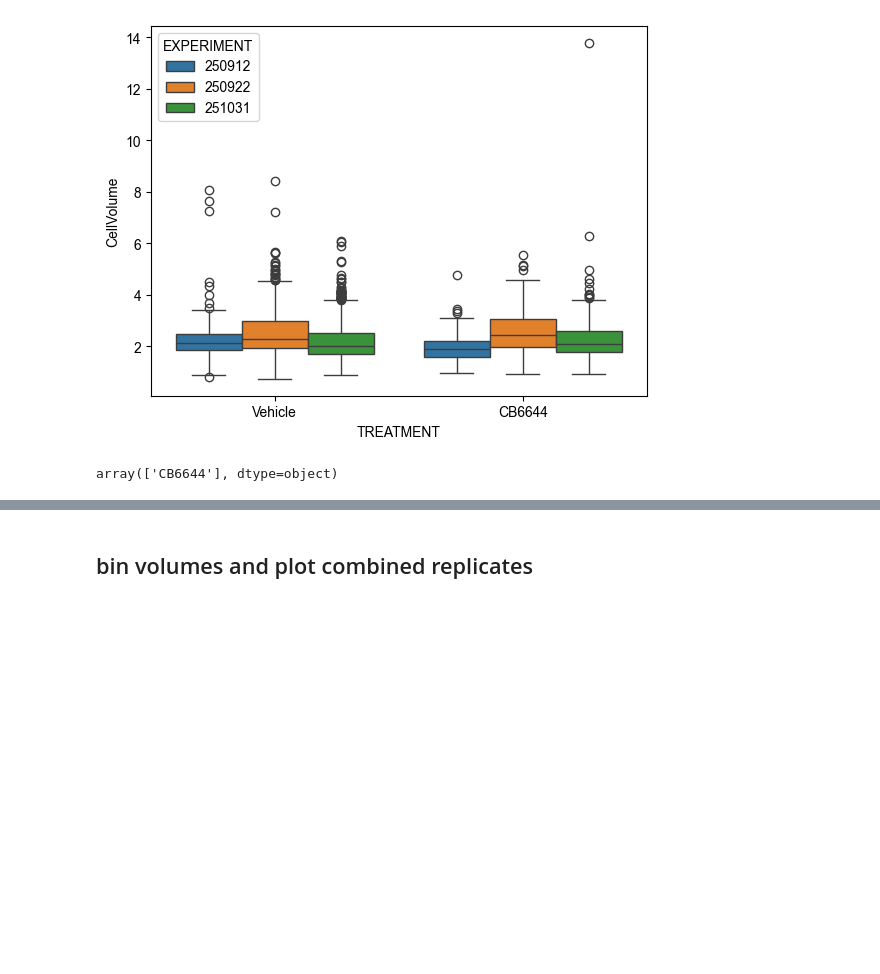
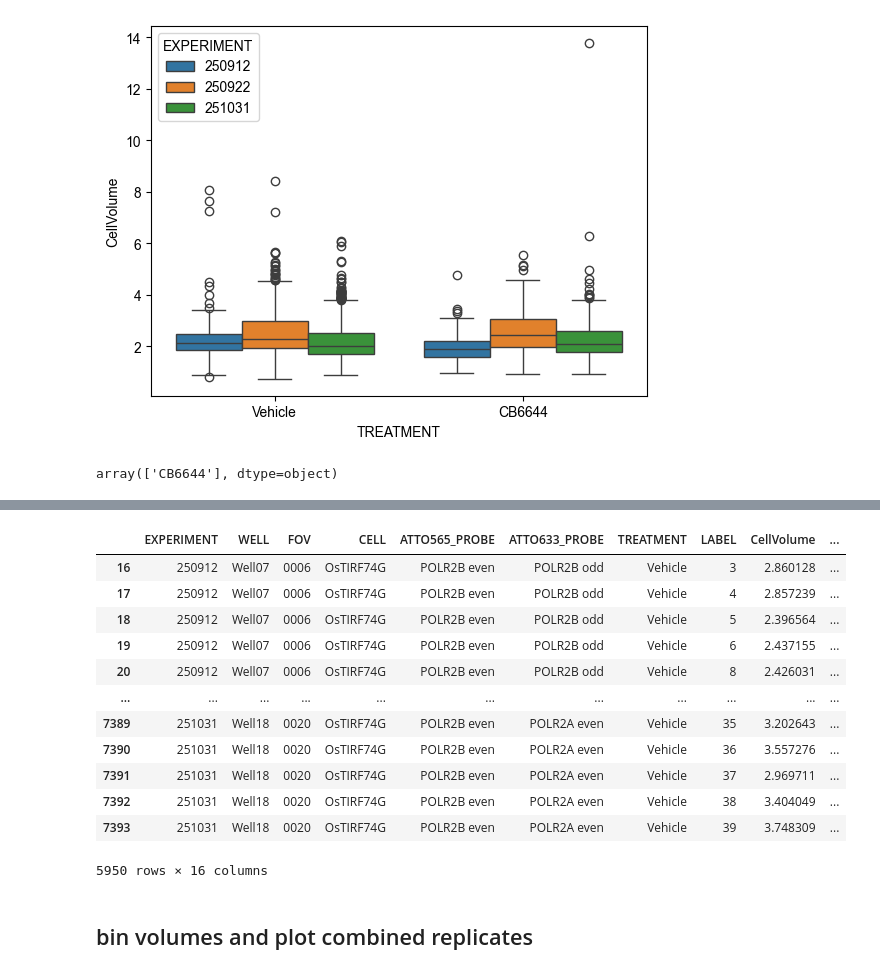
Before and after one commit to berrygroup/publications, a Jupyter notebook: 2026_POLR2A_homeostasis/Imaging/NikonSpinningDisk/mACmChPOLR2A_smFISH/smFISH_CB6644_AZD4573_triptolide.ipynb, the cells around one changed output, grey strips where cells are left out. Cells and saved outputs as stored; diff of their text form; code cells hidden in the pictures; blank space fills up the shorter version.

```diff
--- a/2026_POLR2A_homeostasis/Imaging/NikonSpinningDisk/mACmChPOLR2A_smFISH/smFISH_CB6644_AZD4573_triptolide.ipynb
+++ b/2026_POLR2A_homeostasis/Imaging/NikonSpinningDisk/mACmChPOLR2A_smFISH/smFISH_CB6644_AZD4573_triptolide.ipynb
@@ -343,0 +360,20 @@ plt.savefig('POLR2A_POLR2B_CB6644_3repeats.svg')
+# %%
+RawPerCell_Veh_CB6644_forsave = QuantificationMultiple[['EXPERIMENT','WELL', 'FOV','CELL', 'ATTO565_PROBE', 'ATTO633_PROBE', 'TREATMENT',
+                        'LABEL', 'CellVolume', 'Spots_565', 'Spots_633', 'NucleiVolume', 'Nuclei561Mean', 'Nuclei405Mean',
+                        'Spots_633_per_pL', 'Spots_565_per_pL']]
+# %%
+RawPerCell_Veh_CB6644_forsave
+# %% [output]
+|  | EXPERIMENT | WELL | FOV | CELL | ATTO565_PROBE | ATTO633_PROBE | TREATMENT | LABEL | CellVolume | ... |
+| 16 | 250912 | Well07 | 0006 | OsTIRF74G | POLR2B even | POLR2B odd | Vehicle | 3 | 2.860128 | ... |
+| 17 | 250912 | Well07 | 0006 | OsTIRF74G | POLR2B even | POLR2B odd | Vehicle | 4 | 2.857239 | ... |
+| 18 | 250912 | Well07 | 0006 | OsTIRF74G | POLR2B even | POLR2B odd | Vehicle | 5 | 2.396564 | ... |
+| 19 | 250912 | Well07 | 0006 | OsTIRF74G | POLR2B even | POLR2B odd | Vehicle | 6 | 2.437155 | ... |
+| 20 | 250912 | Well07 | 0006 | OsTIRF74G | POLR2B even | POLR2B odd | Vehicle | 8 | 2.426031 | ... |
+| ... | ... | ... | ... | ... | ... | ... | ... | ... | ... | ... |
+| 7389 | 251031 | Well18 | 0020 | OsTIRF74G | POLR2B even | POLR2A even | Vehicle | 35 | 3.202643 | ... |
+| 7390 | 251031 | Well18 | 0020 | OsTIRF74G | POLR2B even | POLR2A even | Vehicle | 36 | 3.557276 | ... |
+| 7391 | 251031 | Well18 | 0020 | OsTIRF74G | POLR2B even | POLR2A even | Vehicle | 37 | 2.969711 | ... |
+| 7392 | 251031 | Well18 | 0020 | OsTIRF74G | POLR2B even | POLR2A even | Vehicle | 38 | 3.404049 | ... |
+| 7393 | 251031 | Well18 | 0020 | OsTIRF74G | POLR2B even | POLR2A even | Vehicle | 39 | 3.748309 | ... |
+5950 rows × 16 columns
```
Also changed, not shown: parts of 12 cells of this notebook, 7 other files.
